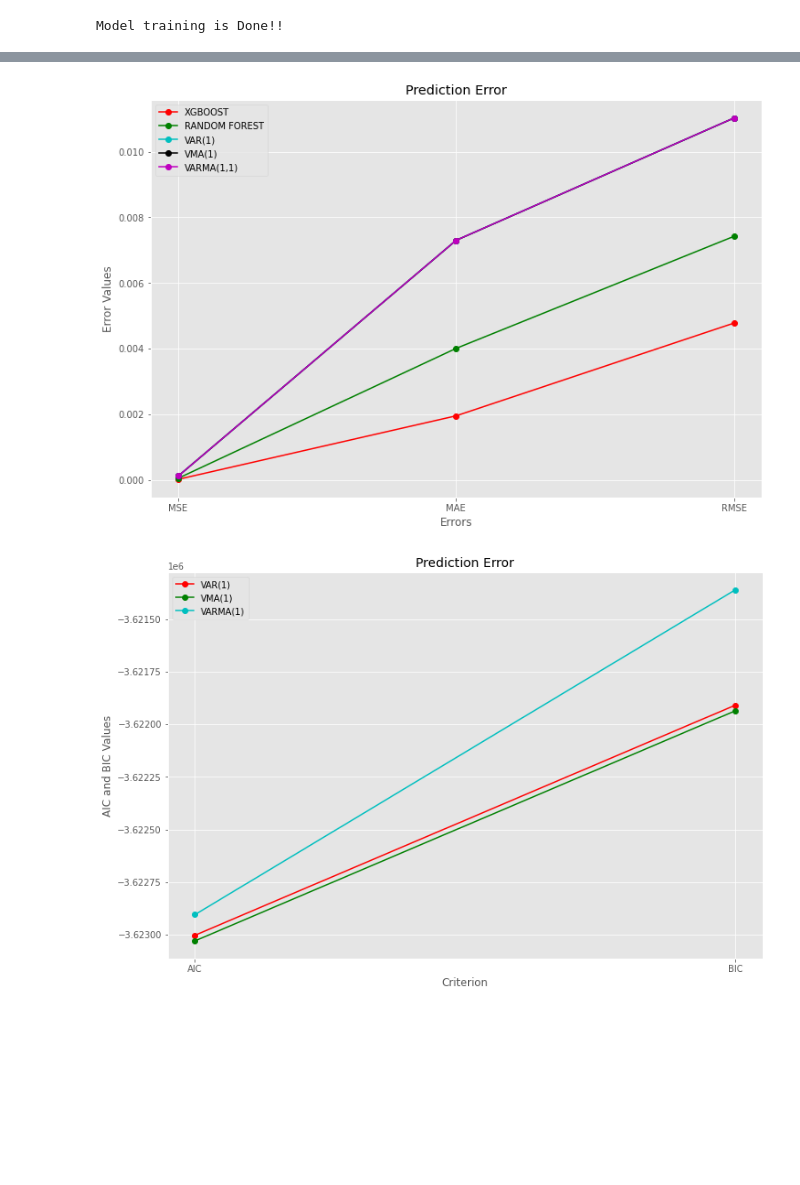
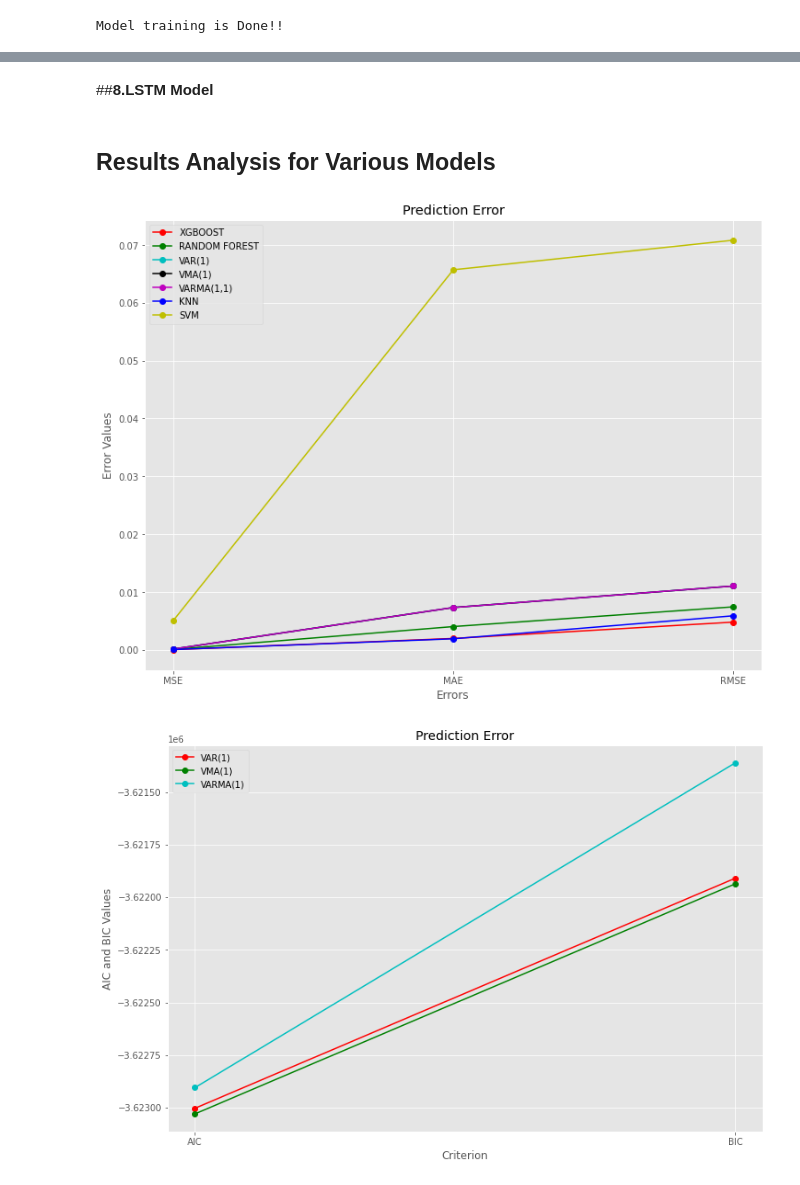
Before and after one commit to utkarshkanswal/Machine-Learning-application-on-Air-quality-dataset, a Jupyter notebook: Machine_Learning_applications_on _air_quality_dataset.ipynb, the cells around one changed output, grey strips where cells are left out. Saved outputs shown, nothing was run; the diff lists cells and outputs as text; code cells hidden in the pictures; blank space fills up the shorter version.

```diff
--- a/Machine_Learning_applications_on _air_quality_dataset.ipynb
+++ b/Machine_Learning_applications_on _air_quality_dataset.ipynb
@@ -378,0 +398,13 @@ Root Mean Squared Error: 0.011029157491817562
+# %%
+# printing y_test and y_test_predict
+print("Y_Test:",y_test)
+print("Y_Test_Predict:",y_test_pred3)
+
+style.use('ggplot')
+for i in range(0,7):
+  plt.figure(figsize=[12,10])
+  plt.plot(y_test[:,i],linewidth=3, markersize=12)
+  plt.plot(y_test_pred3[:,i],linewidth=2, markersize=12)
+  plt.xlabel('X')
+  plt.ylabel(train_sizes[i])
+  plt.show()
@@ -516,0 +646,15 @@ Y_Test_Predict: [[0.84452241 0.47396675 0.36881414 ... 0.0149933  0.0096086  0.0
+# %%
+# printing y_test and y_test_predict
+print("Y_Test:",y_test)
+print("Y_Test_Predict:",y_test_pred6)
+
+from matplotlib import style
+style.use('ggplot')
+
+for i in range(0,7):
+  plt.figure(figsize=[12,10])
+  plt.plot(y_test[:,i],linewidth=3, markersize=12)
+  plt.plot(y_test_pred6[:,i],linewidth=2, markersize=12)
+  plt.xlabel('X')
+  plt.ylabel(train_sizes[i])
+  plt.show()
@@ -621,26 +786,34 @@ Y_Test_Predict: [[0.84454354 0.47390895 0.36876583 ... 0.01489024 0.00953651 0.0
+# %% [markdown]
+##**8.LSTM Model**
+# %% [markdown]
+## **Results Analysis for Various Models**
 # %%
 train_sizes=['MSE','MAE','RMSE','AIC','BIC']
 xgboost_list=[0.00002285973898022485,0.001955862053424563,0.00478118593867932]
 randomforest_list=[0.00005511369987097619,0.0040103400631165955,0.007423860173183233]
 var_list=[0.00012164231497931546,0.007302538086412745,0.011029157491817562,-3623002.3803782254,-3621909.3004321116]
 vma_list=[0.00012161140493576916,0.007300713574989763,0.011027756115174526,-3623029.066632705,-3621935.986686591]
 varmax_list=[0.00012164231712440681,0.007302540667162326,0.011029157589063945,-3622904.383916931,-3621361.2122283005]
+knn_list=[3.4516083577244375e-05,0.0018970229413473956,0.005875039027720954]
+svm_list=[0.0050151326902311095,0.06570361499714113,0.07081760155661239]
 
-plt.figure(figsize=[12,8])
+plt.figure(figsize=[12,9])
 
 plt.plot(train_sizes[:-2],xgboost_list, 'o-', color="r", label="XGBOOST")
 plt.plot(train_sizes[:-2],randomforest_list, 'o-', color="g", label="RANDOM FOREST")
 plt.plot(train_sizes[:-2],var_list[:-2], 'o-', color="c", label="VAR(1)")
 plt.plot(train_sizes[:-2],vma_list[:-2], 'o-', color="k", label="VMA(1)")
 plt.plot(train_sizes[:-2],varmax_list[:-2], 'o-',color="m",label="VARMA(1,1)")
+plt.plot(train_sizes[:-2],knn_list, 'o-',color="b",label="KNN")
+plt.plot(train_sizes[:-2],svm_list, 'o-',color="y",label="SVM")
 
 plt.xlabel("Errors")
 plt.ylabel("Error Values")
 plt.title('Prediction Error')
 plt.legend(loc='best')
 plt.show()
 # %% [output]
-[figure, old version]
+[figure, new version]
 # %%
 plt.figure(figsize=[12,8])
 
```
Also changed, not shown: parts of 50 cells of this notebook.
